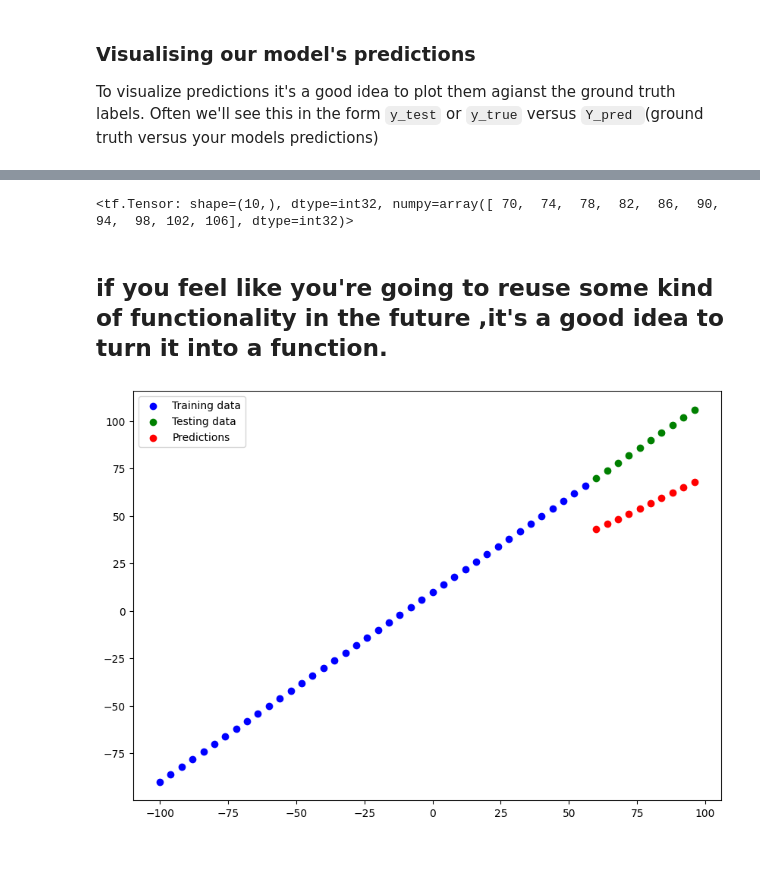
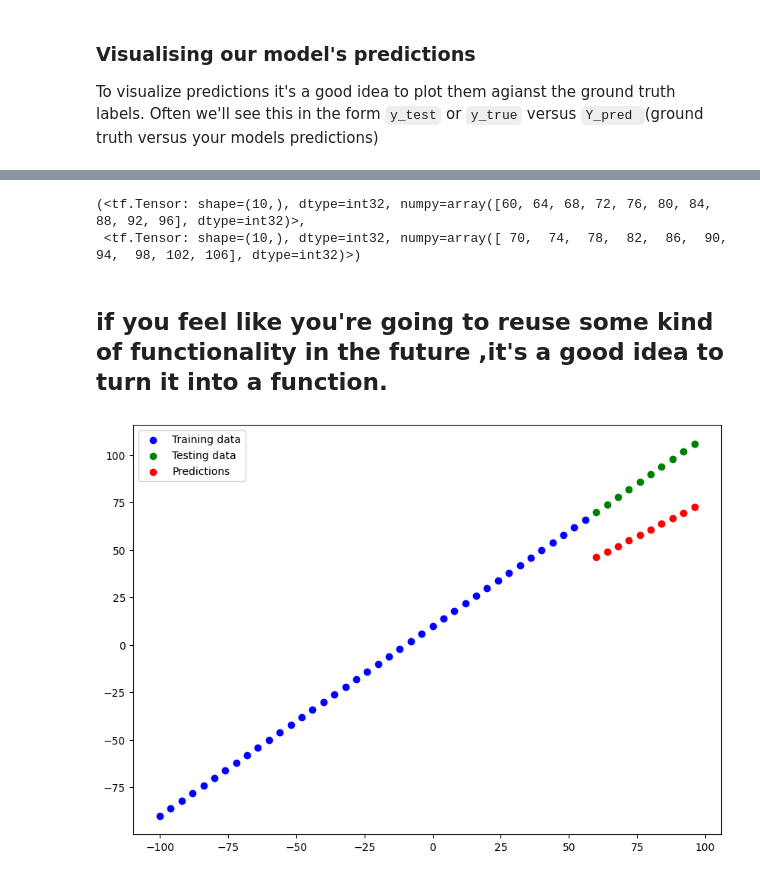
Before and after one commit to Sumanthbabu-Muthineni/Regression_tensorflow, a Jupyter notebook: 01_neural_network_regression_with_tensorflow.ipynb, the cells around one changed output, grey strips where cells are left out. Drawn from its saved outputs; the diff is of its cells as text; code cells hidden in the pictures.

```diff
--- a/01_neural_network_regression_with_tensorflow.ipynb
+++ b/01_neural_network_regression_with_tensorflow.ipynb
@@ -400,7 +400,8 @@ array([[42.974422],
-# %%
-Y_test
-# %% [output]
-<tf.Tensor: shape=(10,), dtype=int32, numpy=array([ 70,  74,  78,  82,  86,  90,  94,  98, 102, 106], dtype=int32)>
+# %%
+X_test,Y_test
+# %% [output]
+(<tf.Tensor: shape=(10,), dtype=int32, numpy=array([60, 64, 68, 72, 76, 80, 84, 88, 92, 96], dtype=int32)>,
+ <tf.Tensor: shape=(10,), dtype=int32, numpy=array([ 70,  74,  78,  82,  86,  90,  94,  98, 102, 106], dtype=int32)>)
 # %% [markdown]
 ## if you feel  like you're going to reuse some kind of functionality in the future ,it's a good idea to turn it into a function.
 # %%
@@ -416,7 +417,7 @@ def plot_predictions(train_data=X_train, train_labels=Y_train ,test_data=X_test,
   plt.scatter(test_data,predictions,c="r",label="Predictions")
   #Show a legend
   plt.legend();
-# %%
-plot_predictions()
-# %% [output]
-[figure, removed]
+# %%
+plot_predictions(train_data=X_train, train_labels=Y_train ,test_data=X_test, test_labels=Y_test ,predictions=y_pred)
+# %% [output]
+[figure, added]
```
Also changed, not shown: parts of 13 cells of this notebook.
